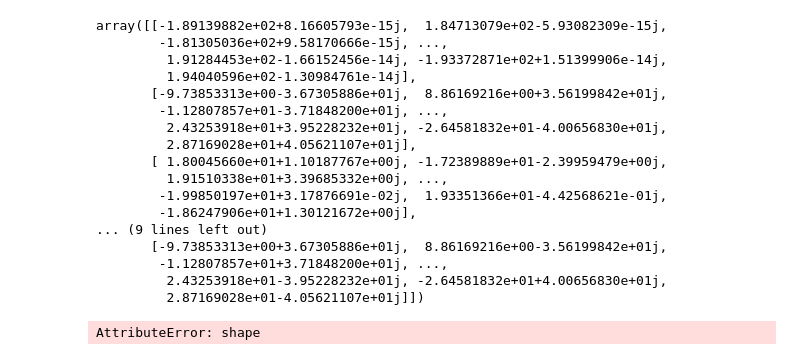
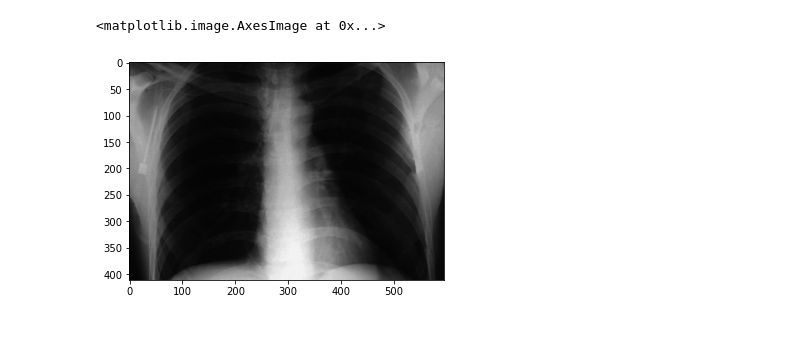
Before and after one commit to calvinlinardy/My-Python-Learning, a Jupyter notebook: Study Stuffs/School/Digital Image Processing/Project-06/Xray-Image-Enhancement.ipynb, the cells around one changed output. Cells and saved outputs as stored; diff of their text form; code cells hidden in the pictures; blank space fills up the shorter version.

```diff
--- a/Study Stuffs/School/Digital Image Processing/Project-06/Xray-Image-Enhancement.ipynb
+++ b/Study Stuffs/School/Digital Image Processing/Project-06/Xray-Image-Enhancement.ipynb
@@ -50,20 +4,0 @@ array([[-1.89139882e+02+2.22044605e-15j,  1.84713079e+02-1.85962357e-15j,
-# %%
-HFEfinal
-# %% [output]
-array([[-1.89139882e+02+8.16605793e-15j,  1.84713079e+02-5.93082309e-15j,
-        -1.81305036e+02+9.58170666e-15j, ...,
-         1.91284453e+02-1.66152456e-14j, -1.93372871e+02+1.51399906e-14j,
-         1.94040596e+02-1.30984761e-14j],
-       [-9.73853313e+00-3.67305886e+01j,  8.86169216e+00+3.56199842e+01j,
-        -1.12807857e+01-3.71848200e+01j, ...,
-         2.43253918e+01+3.95228232e+01j, -2.64581832e+01-4.00656830e+01j,
-         2.87169028e+01+4.05621107e+01j],
-       [ 1.80045660e+01+1.10187767e+00j, -1.72389889e+01-2.39959479e+00j,
-         1.91510338e+01+3.39685332e+00j, ...,
-        -1.99850197e+01+3.17876691e-02j,  1.93351366e+01-4.42568621e-01j,
-        -1.86247906e+01+1.30121672e+00j],
-... (9 lines left out)
-       [-9.73853313e+00+3.67305886e+01j,  8.86169216e+00-3.56199842e+01j,
-        -1.12807857e+01+3.71848200e+01j, ...,
-         2.43253918e+01-3.95228232e+01j, -2.64581832e+01+4.00656830e+01j,
-         2.87169028e+01-4.05621107e+01j]])
@@ -97,5 +5,6 @@ def decreaseArray(image1,image2):
-# %%
-unsharpmask = decreaseArray(img,HFEfinal.real)
-plt.imshow(unsharpmask,cmap = "gray")
-# %% [output]
-AttributeError: shape
+# %%
+xray = cv2.imread('/Users/clcx/Documents/GitHub/My-Python-Learning/Study Stuffs/School/Digital Image Processing/Project-06/xray.png',0)
+plt.imshow(xray,cmap='gray')
+# %% [output]
+<matplotlib.image.AxesImage at 0x...>
+[figure, added]
```
Also changed, not shown: parts of 15 cells of this notebook, 2 other files.
